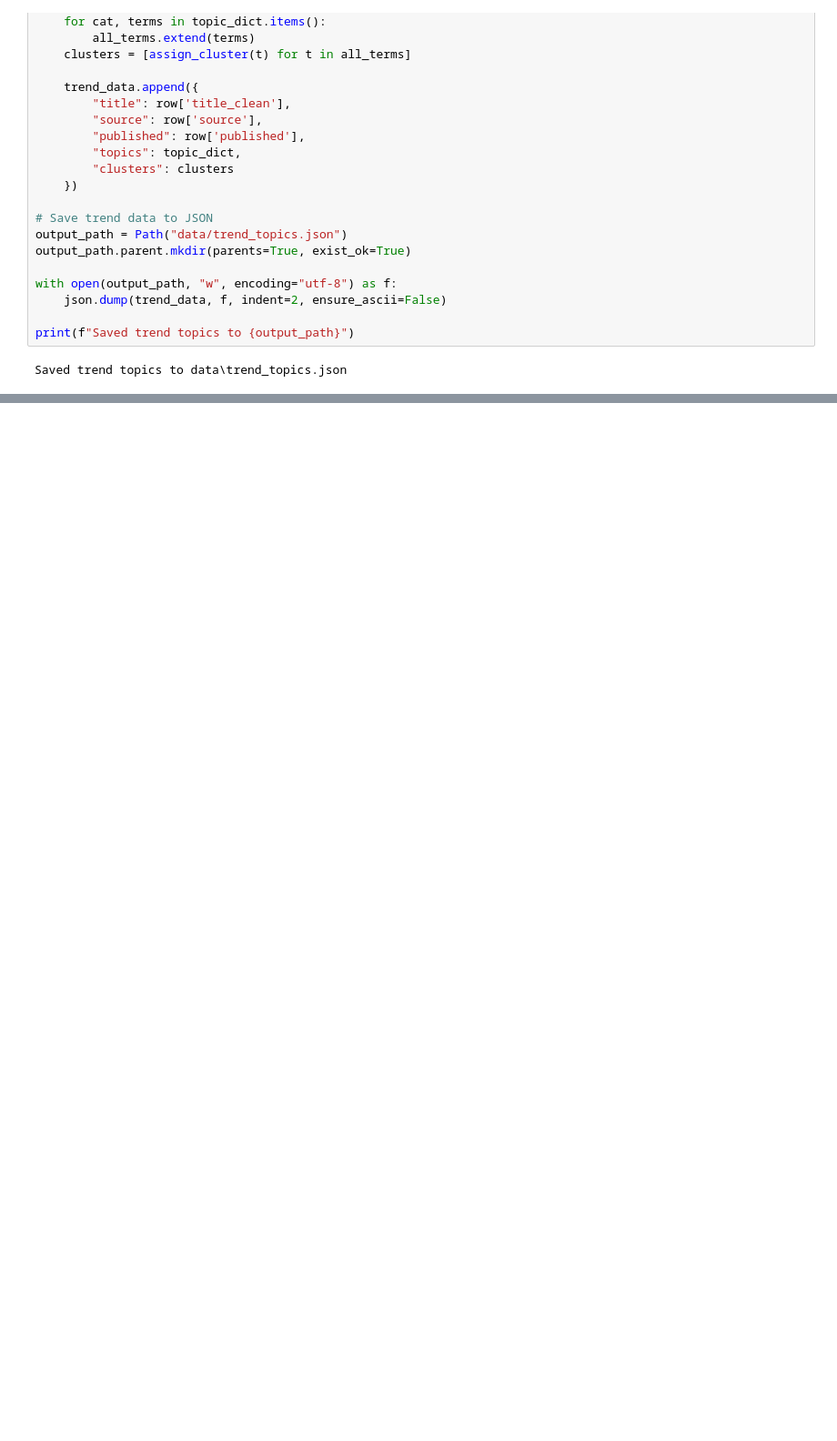
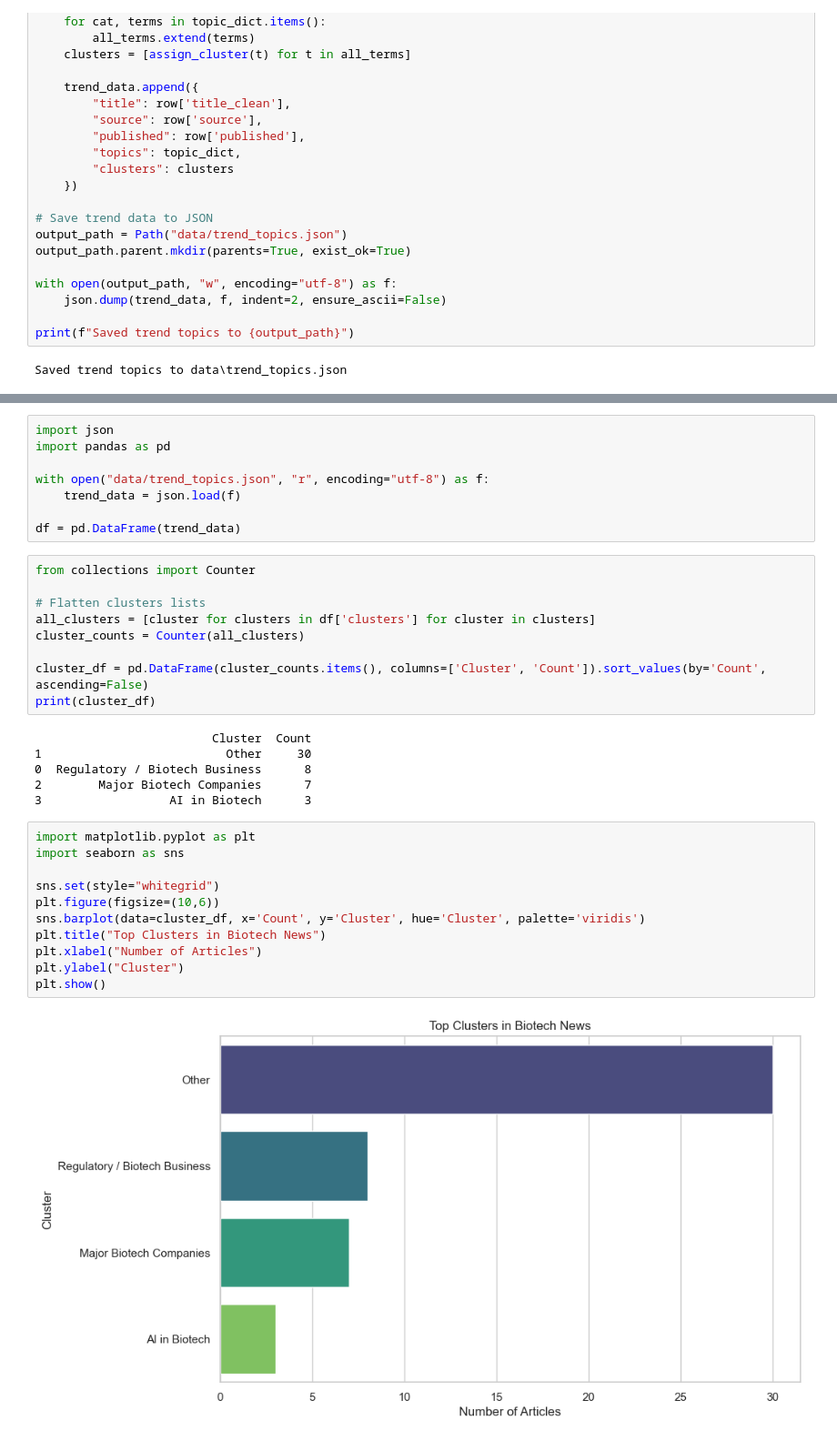
Before and after one commit to jeelfaldu7/bio_project, a Jupyter notebook: notebook.ipynb, the cells around one changed output, grey strips where cells are left out. Shown: that part at 91% size. Saved outputs shown, nothing was run; the diff lists cells and outputs as text; blank space fills up the shorter version.

```diff
--- a/notebook.ipynb
+++ b/notebook.ipynb
@@ -473,0 +474,36 @@ display(trend_data[:3])  # show first 3 entries
+# %%
+import json
+import pandas as pd
+
+with open("data/trend_topics.json", "r", encoding="utf-8") as f:
+    trend_data = json.load(f)
+
+df = pd.DataFrame(trend_data)
+# %%
+from collections import Counter
+
+# Flatten clusters lists
+all_clusters = [cluster for clusters in df['clusters'] for cluster in clusters]
+cluster_counts = Counter(all_clusters)
+
+cluster_df = pd.DataFrame(cluster_counts.items(), columns=['Cluster', 'Count']).sort_values(by='Count', ascending=False)
+print(cluster_df)
+# %% [output]
+                         Cluster  Count
+1                          Other     30
+0  Regulatory / Biotech Business      8
+2        Major Biotech Companies      7
+3                  AI in Biotech      3
+# %%
+import matplotlib.pyplot as plt
+import seaborn as sns
+
+sns.set(style="whitegrid")
+plt.figure(figsize=(10,6))
+sns.barplot(data=cluster_df, x='Count', y='Cluster', hue='Cluster', palette='viridis')
+plt.title("Top Clusters in Biotech News")
+plt.xlabel("Number of Articles")
+plt.ylabel("Cluster")
+plt.show()
+# %% [output]
+[figure, added]
```
Also changed, not shown: parts of 6 cells of this notebook, 2 other files.
